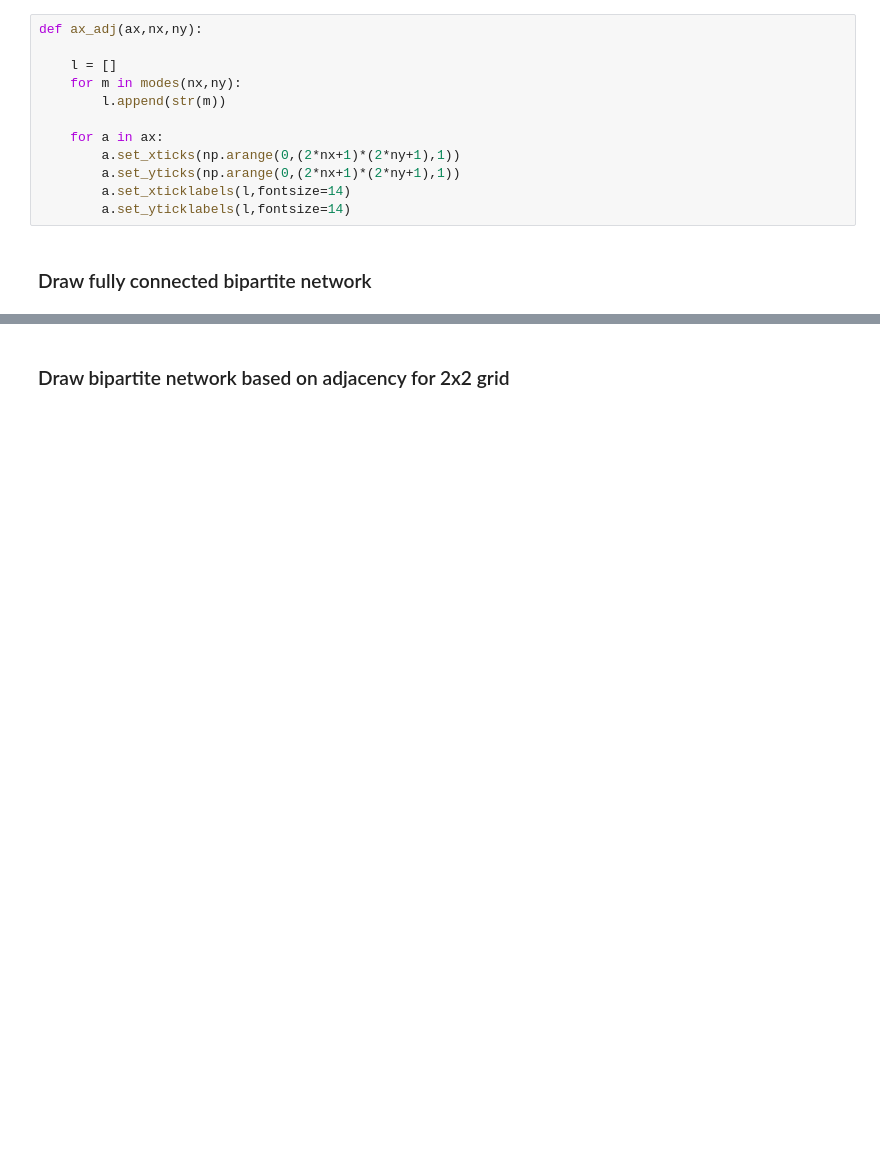
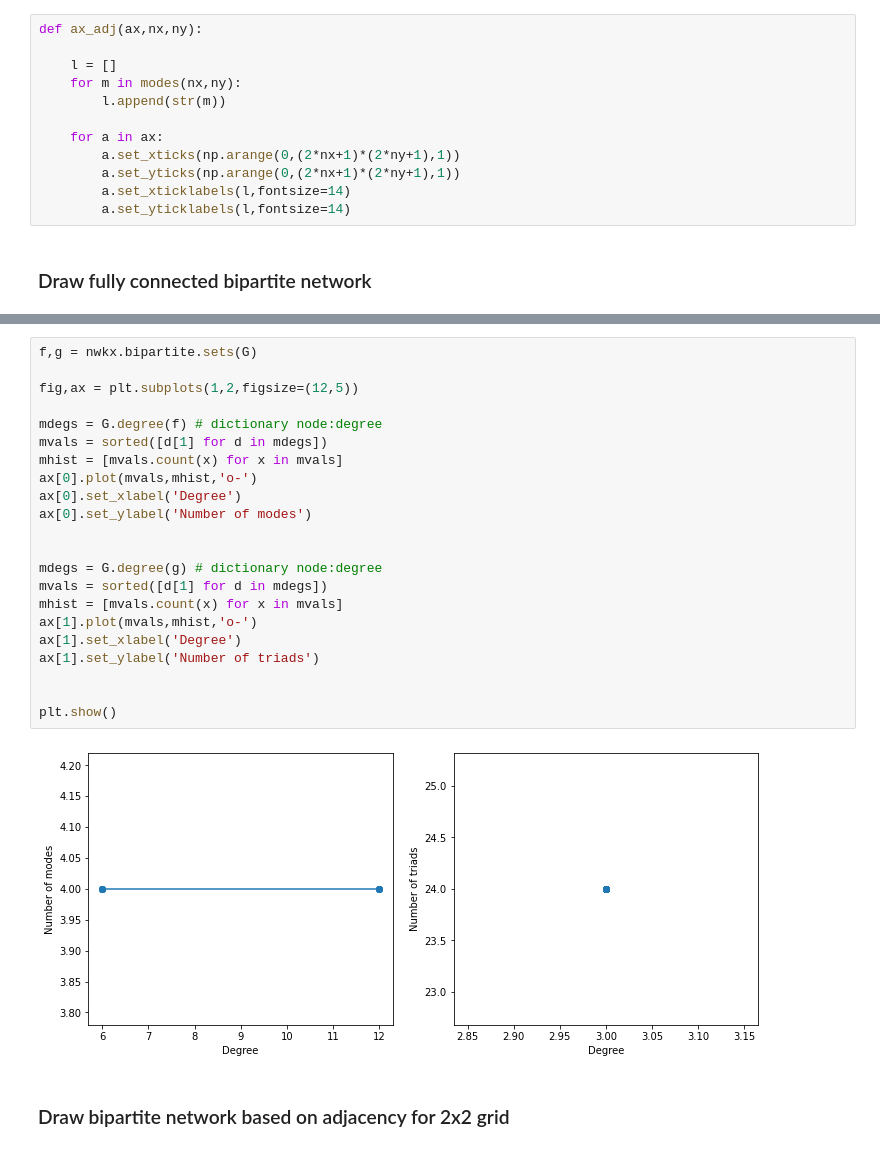
Before and after one commit to gvn22/bpnwks, a Jupyter notebook: networks.ipynb, the cells around one changed output, grey strips where cells are left out. Saved outputs shown, nothing was run; the diff lists cells and outputs as text; blank space fills up the shorter version.

Commit message:
Add degree distributions

```diff
--- a/networks.ipynb
+++ b/networks.ipynb
@@ -144,3 +172,27 @@ plt.show()
+# %%
+f,g = nwkx.bipartite.sets(G)
+
+fig,ax = plt.subplots(1,2,figsize=(12,5))
+
+mdegs = G.degree(f) # dictionary node:degree
+mvals = sorted([d[1] for d in mdegs])
+mhist = [mvals.count(x) for x in mvals]
+ax[0].plot(mvals,mhist,'o-')
+ax[0].set_xlabel('Degree')
+ax[0].set_ylabel('Number of modes')
+
+
+mdegs = G.degree(g) # dictionary node:degree
+mvals = sorted([d[1] for d in mdegs])
+mhist = [mvals.count(x) for x in mvals]
+ax[1].plot(mvals,mhist,'o-')
+ax[1].set_xlabel('Degree')
+ax[1].set_ylabel('Number of triads')
+
+
+plt.show()
+# %% [output]
+[figure, added]
 # %% [markdown]
 ### Draw bipartite network based on  adjacency for 2x2 grid
 # %%
```
Also changed, not shown: parts of 31 cells of this notebook.
